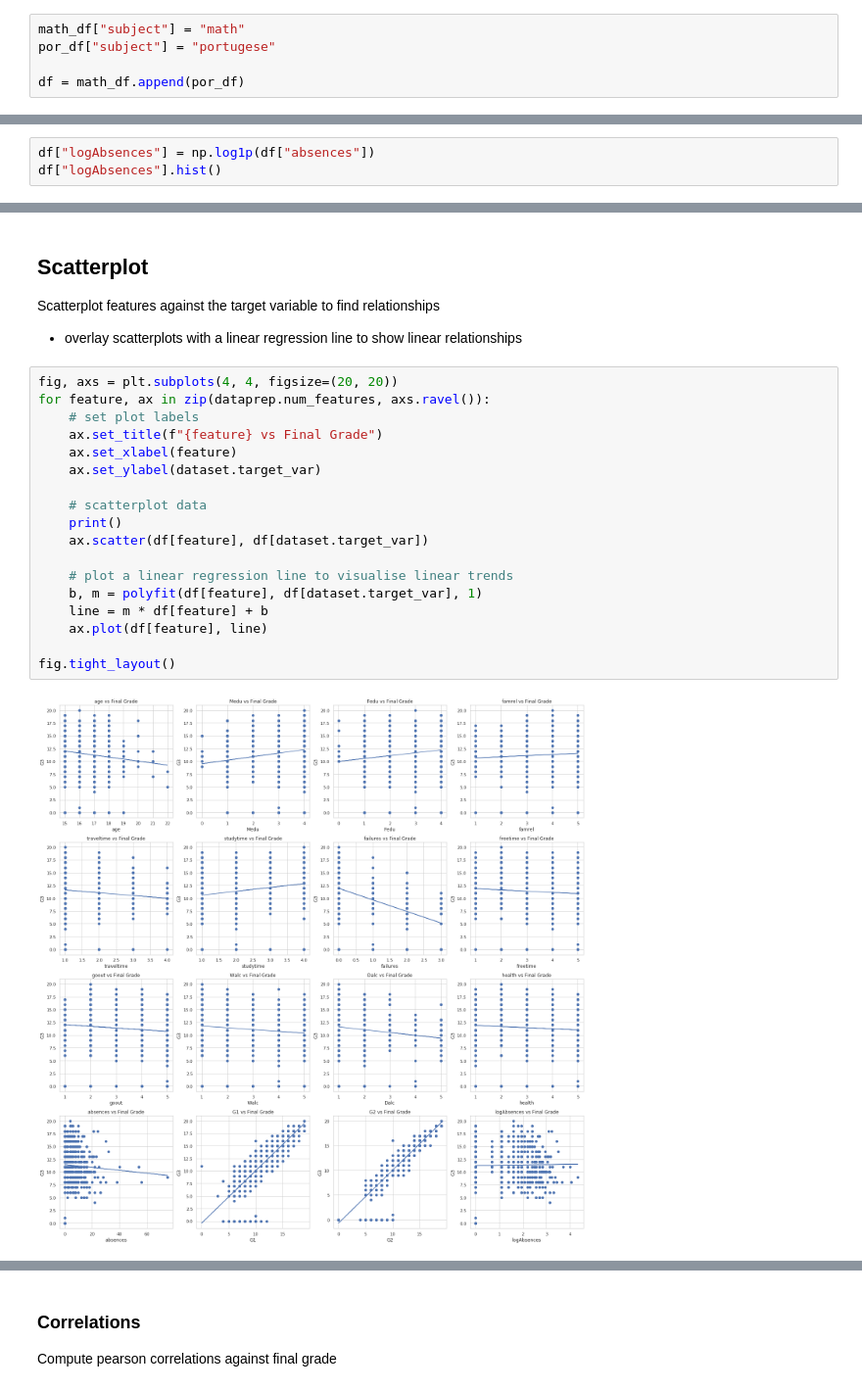
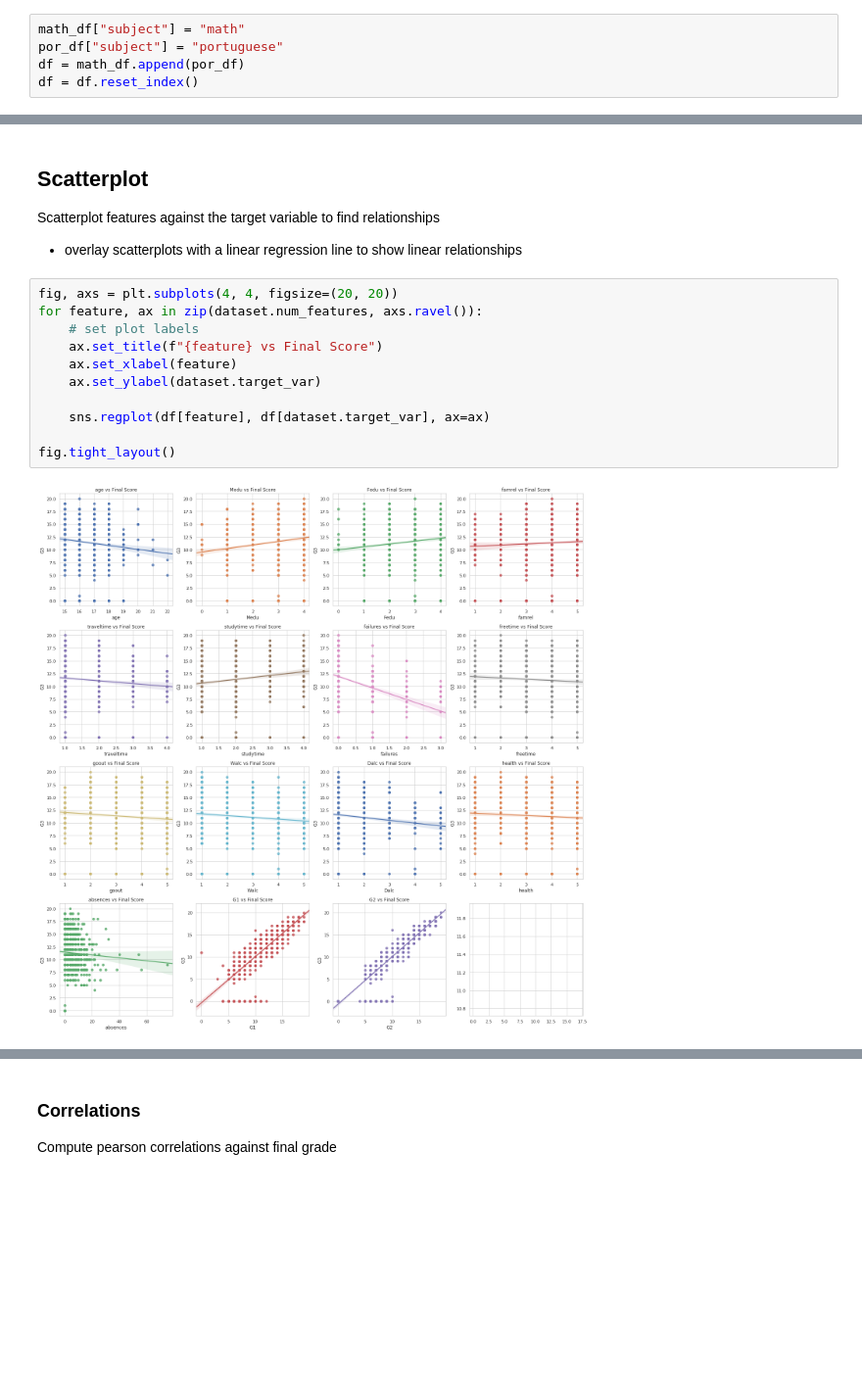
Before and after one commit to mrzzy/np-pa-assign, a Jupyter notebook: eda.ipynb, the cells around one changed output, grey strips where cells are left out. Shown at 98% size. Cells and saved outputs as stored; diff of their text form; blank space fills up the shorter version.

```diff
--- a/eda.ipynb
+++ b/eda.ipynb
@@ -85,9 +85,9 @@ loaded math examples: 395, portugese examples: 649
 Merge the CSVs to simplify EDA:
 # %%
 math_df["subject"] = "math"
-por_df["subject"] = "portugese"
-
+por_df["subject"] = "portuguese"
 df = math_df.append(por_df)
+df = df.reset_index()
 # %% [markdown]
 ## Explore Data
 Conduct EDA on the dataset to gain insights on the data
@@ -152,3 +152,0 @@ Observations:
-# %%
-df["logAbsences"] = np.log1p(df["absences"])
-df["logAbsences"].hist()
@@ -161,21 +156,14 @@ Scatterplot features against the target variable to find relationships
 - overlay scatterplots with a linear regression line to show linear relationships
 # %%
 fig, axs = plt.subplots(4, 4, figsize=(20, 20))
-for feature, ax in zip(dataprep.num_features, axs.ravel()):
+for feature, ax in zip(dataset.num_features, axs.ravel()):
     # set plot labels
-    ax.set_title(f"{feature} vs Final Grade")
+    ax.set_title(f"{feature} vs Final Score")
     ax.set_xlabel(feature)
     ax.set_ylabel(dataset.target_var)
 
-    # scatterplot data
-    print()
-    ax.scatter(df[feature], df[dataset.target_var])
-
-    # plot a linear regression line to visualise linear trends
-    b, m = polyfit(df[feature], df[dataset.target_var], 1)
-    line = m * df[feature] + b
-    ax.plot(df[feature], line)
+    sns.regplot(df[feature], df[dataset.target_var], ax=ax)
 
 fig.tight_layout()
 # %% [output]
-[figure, old version]
+[figure, new version]
```
Also changed, not shown: parts of 21 cells of this notebook, 3 other files.
